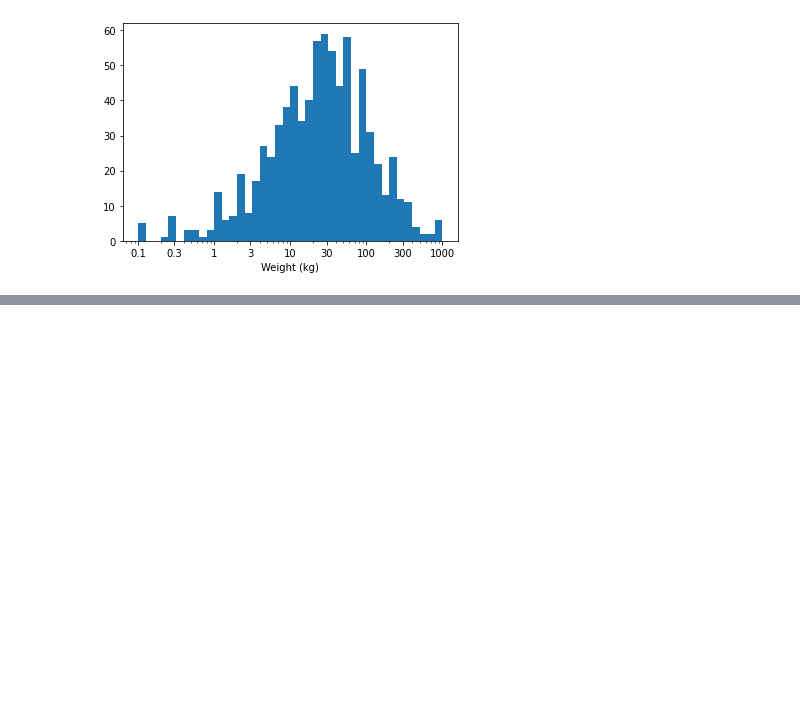
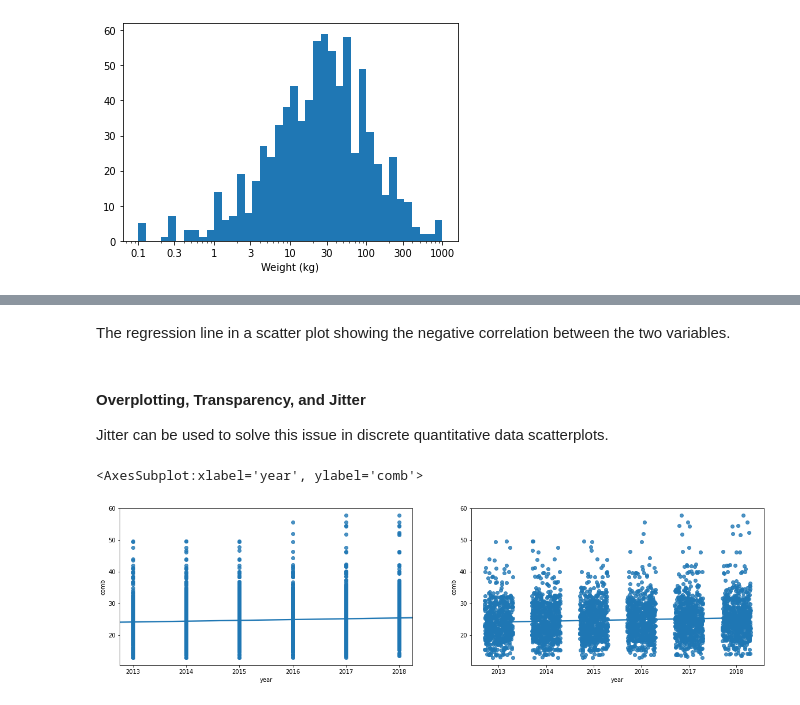
Before and after one commit to EsosaOrumwese/ALX-T-Nanodegree, a Jupyter notebook: Data Analytics/3. Data Visualization/Practice Notebook.ipynb, the cells around one changed output, grey strips where cells are left out. Cells and saved outputs as stored; diff of their text form; code cells hidden in the pictures; blank space fills up the shorter version.

```diff
--- a/Data Analytics/3. Data Visualization/Practice Notebook.ipynb
+++ b/Data Analytics/3. Data Visualization/Practice Notebook.ipynb
@@ -525,0 +558,21 @@ plt.xlabel('Weight (kg)');
+# %% [markdown]
+The regression line in a scatter plot showing the negative correlation between the two variables.
+# %% [markdown]
+#### Overplotting, Transparency, and Jitter
+Jitter can be used to solve this issue in discrete quantitative data scatterplots.
+# %%
+# resize figure to accommodate two plots
+plt.figure(figsize=[20,5])
+
+# plot on left - Simple scatter
+plt.subplot(1,2,1)
+sns.regplot(data=fuel_econ, x='year', y='comb',
+            truncate=False)
+
+# plot on right -
+# Scatter plot with Jitter
+plt.subplot(1,2,2)
+sns.regplot(data=fuel_econ, x='year', y='comb', x_jitter=0.3)
+# %% [output]
+<AxesSubplot:xlabel='year', ylabel='comb'>
+[figure, added]
```
Also changed, not shown: parts of 22 cells of this notebook.
